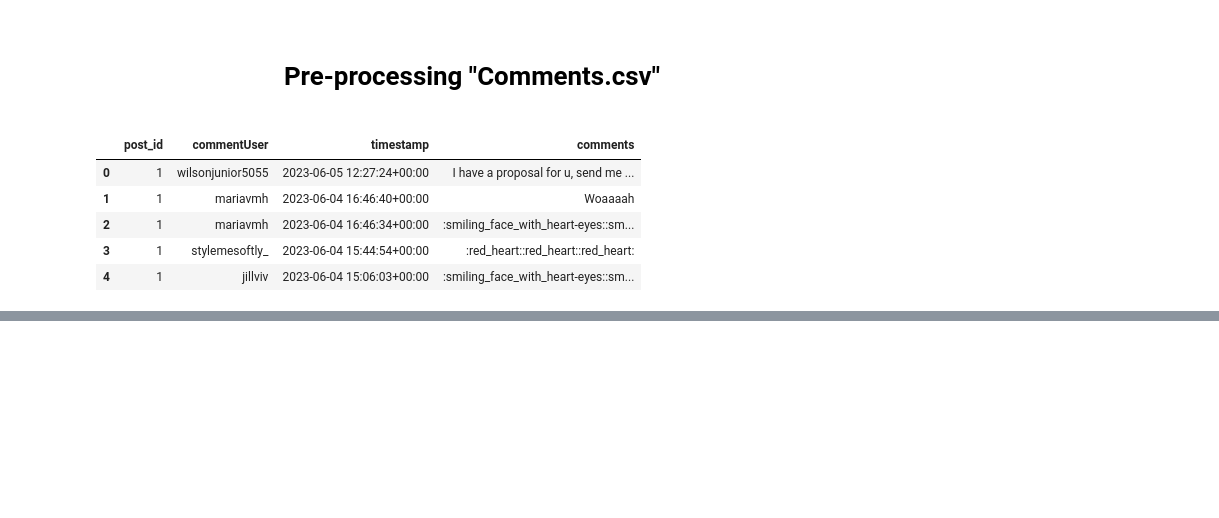
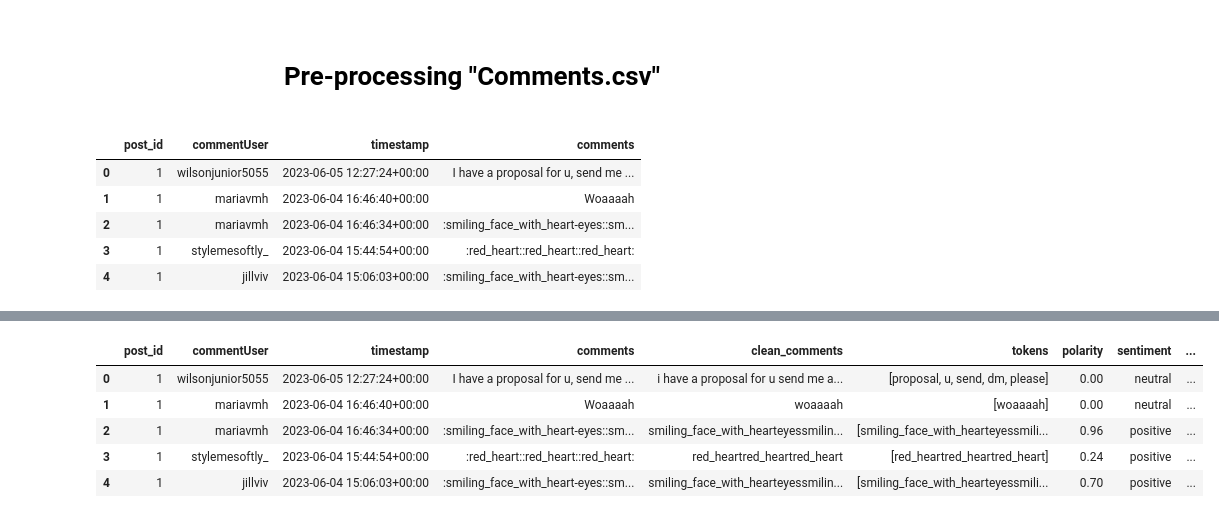
Before and after one commit to 23092003e/A-Fashion-Recommendation-System-via-Sequence-Mining-on-Social-Media-, a Jupyter notebook: notebooks/data.preprocessing.ipynb, the cells around one changed output, grey strips where cells are left out. Cells and saved outputs as stored; diff of their text form; code cells hidden in the pictures; blank space fills up the shorter version.

```diff
--- a/notebooks/data.preprocessing.ipynb
+++ b/notebooks/data.preprocessing.ipynb
@@ -170,0 +230,17 @@ comments_df.head()
+# %%
+def tokenize_and_remove_stopwords_preserve_emoji(text, lang='english'):
+    if not text:
+        return []
+
+    # Tokenize
+    tokens = word_tokenize(text)
+
+    # Loại bỏ stopwords nhưng giữ lại emoji dạng text
+    stop_words = set(stopwords.words(lang))
+    tokens = [word for word in tokens if word not in stop_words or re.match(emoji_pattern, word)]
+
+    # Lemmatization cho các từ không phải emoji
+    lemmatizer = WordNetLemmatizer()
+    tokens = [lemmatizer.lemmatize(word) if not re.match(emoji_pattern, word) else word for word in tokens]
+
+    return tokens
@@ -170,0 +302,3 @@ comments_df.head()
+# %%
+comments_df['polarity'] = sentiment_results.apply(lambda x: x['polarity'])
+comments_df['sentiment'] = sentiment_results.apply(lambda x: x['sentiment'])
@@ -170,0 +353,14 @@ comments_df.head()
+# %%
+# Trích xuất từ khóa sử dụng TF-IDF với bảo toàn emoji
+clean_comments = comments_df['clean_comments'].tolist()
+tfidf_keywords = extract_keywords_tfidf_preserve_emoji(clean_comments)
+comments_df['tfidf_keywords'] = tfidf_keywords
+# %%
+comments_df.head()
+# %% [output]
+|  | post_id | commentUser | timestamp | comments | clean_comments | tokens | polarity | sentiment | ... |
+| 0 | 1 | wilsonjunior5055 | 2023-06-05 12:27:24+00:00 | I have a proposal for u, send me ... | i have a proposal for u send me a... | [proposal, u, send, dm, please] | 0.00 | neutral | ... |
+| 1 | 1 | mariavmh | 2023-06-04 16:46:40+00:00 | Woaaaah | woaaaah | [woaaaah] | 0.00 | neutral | ... |
+| 2 | 1 | mariavmh | 2023-06-04 16:46:34+00:00 | :smiling_face_with_heart-eyes::sm... | smiling_face_with_hearteyessmilin... | [smiling_face_with_hearteyessmili... | 0.96 | positive | ... |
+| 3 | 1 | stylemesoftly_ | 2023-06-04 15:44:54+00:00 | :red_heart:️:red_heart:️:red_heart:️ | red_heartred_heartred_heart | [red_heartred_heartred_heart] | 0.24 | positive | ... |
+| 4 | 1 | jillviv | 2023-06-04 15:06:03+00:00 | :smiling_face_with_heart-eyes::sm... | smiling_face_with_hearteyessmilin... | [smiling_face_with_hearteyessmili... | 0.70 | positive | ... |
```
Also changed, not shown: parts of 15 cells of this notebook, 1 other file.
